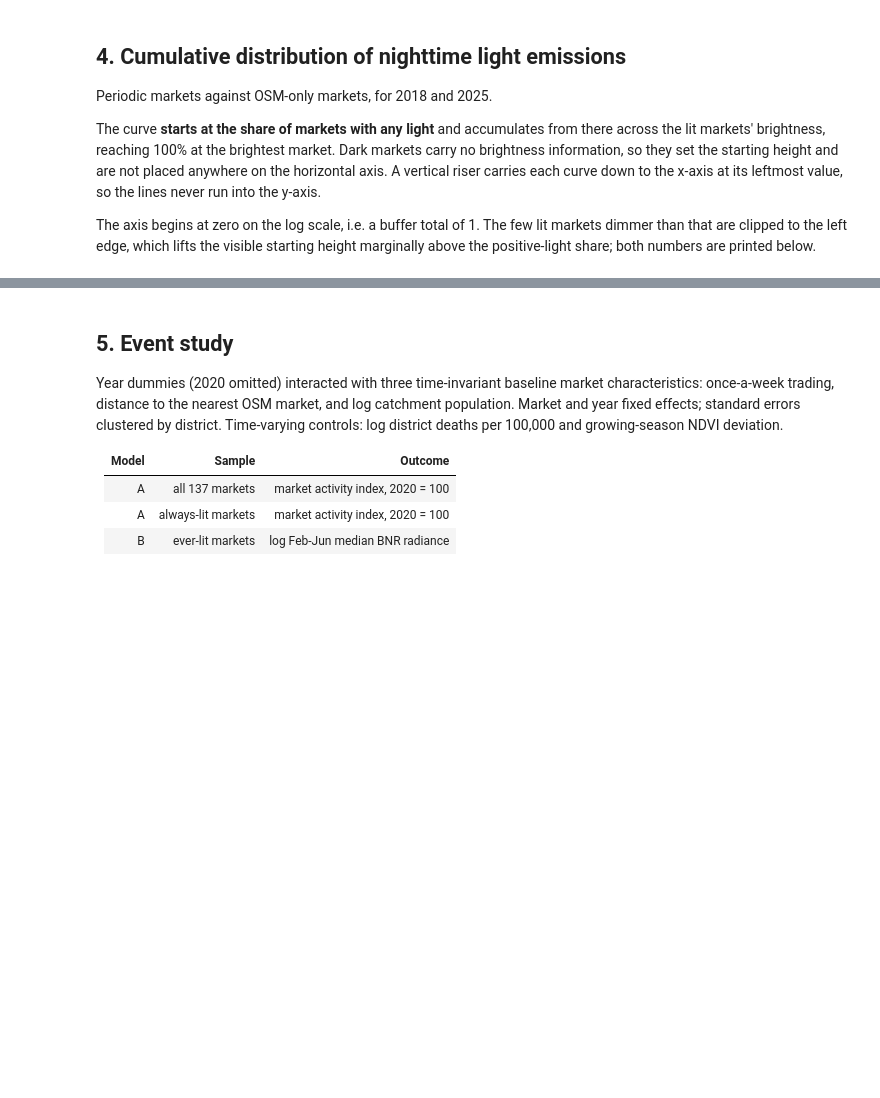
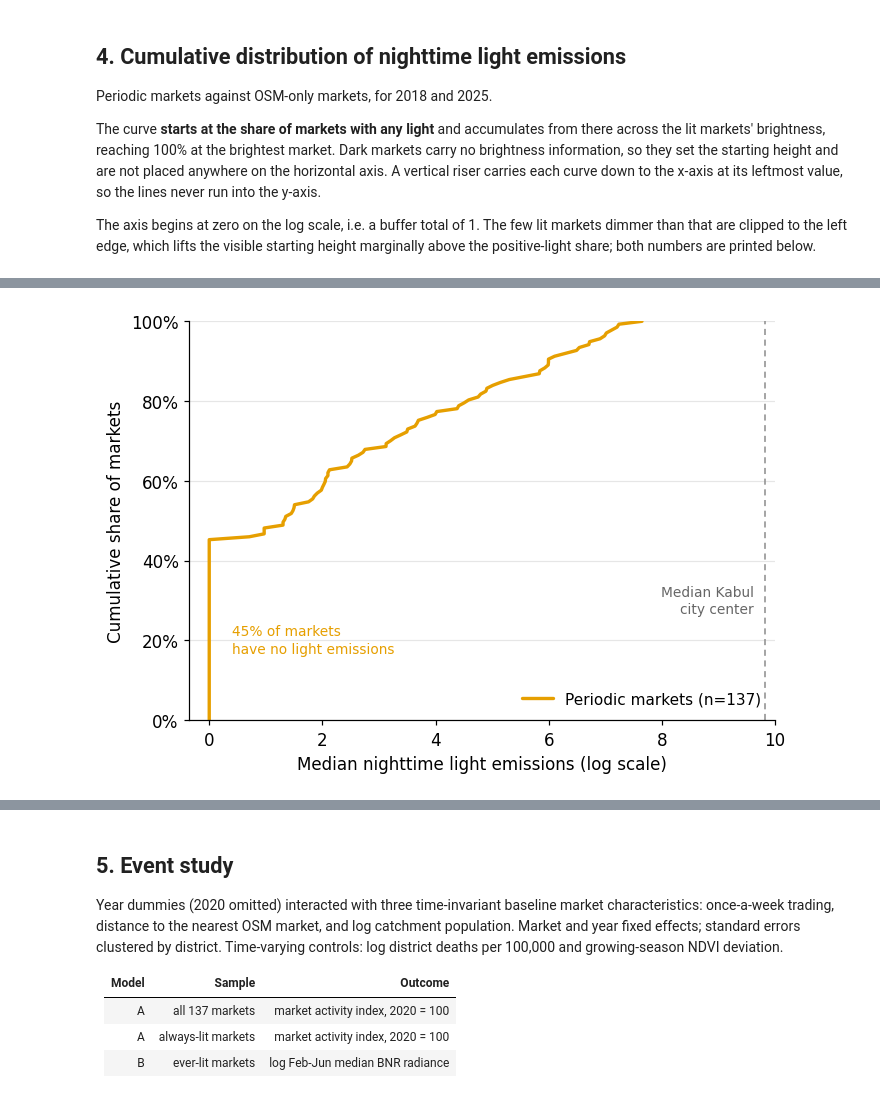
Before and after one commit to obcabanillas/MAI_PAPER, a Jupyter notebook: code_paper/Results_paper.ipynb, the cells around one changed output, grey strips where cells are left out. Cells and saved outputs as stored; diff of their text form; code cells hidden in the pictures; blank space fills up the shorter version.

Commit message:
Event_study
Creates the event study dataset and computes the paper's figures

```diff
--- a/code_paper/Results_paper.ipynb
+++ b/code_paper/Results_paper.ipynb
@@ -308,0 +260,81 @@ saved cdf_nighttime_light_2025_periodic_vs_osm.png
+# %%
+'''
+Cumulative distribution of nighttime light emissions across markets
+'''
+import seaborn as sns
+from matplotlib.ticker import PercentFormatter, MultipleLocator
+
+def draw_cdf(year, out_path):
+        col = "light_%d" % year
+
+        floor = 1.0 # clip zero/near-zero-light markets to the plot's left edge, log = 0
+
+        kabul_x = np.log(KABUL_REF[year])
+
+        fig, ax = plt.subplots(figsize=(6.5, 4.5))
+
+        # Okabe-Ito green for the combined OSM series.
+        GREEN = "#009E73"
+        series = [("Periodic markets", ["Periodic"], ORANGE),
+                  ("OSM-only markets", ["OSM only"], BLUE),
+                  ("All OSM markets", ["OSM only", "OSM overlap"], GREEN)]
+
+        series = [("Periodic markets", ["Periodic"], ORANGE),
+                  ("All OSM markets", ["OSM only", "OSM overlap"], GREEN)]
+
+        series = [("Periodic markets", ["Periodic"], ORANGE)]
+        for k, (lab, grps, color) in enumerate(series):
+            vals = ntl[ntl['group'].isin(grps)][col].copy(deep=True)
+            n = len(vals)
+            vals = vals.fillna(0)
+            vals = np.sort(vals.values)
+            cum_share = np.arange(1, len(vals) + 1) / len(vals)
+
+            # Height of the riser at x=0 = share of markets clipped to the floor;
+            # the rest have light emissions.
+            unlit_share = (vals <= floor).mean()
+            pct_lit = 100 * (1 - unlit_share)
+
+            vals = np.log(np.clip(vals, floor, None))
+            # Vertical riser at x=0 carrying the curve down to the x-axis.
+            ax.plot(np.concatenate([[0.0], vals]),
+                    np.concatenate([[0.0], cum_share]),
+                    color=color, linewidth=2.2, solid_capstyle="round",
+                    label="%s (n=%d)" % (lab, n))
+
+            # Note next to the top of the riser at x=0.
+            ax.annotate("%.0f%% of markets\nhave no light emissions" % (100-pct_lit),
+                        xy=(0, unlit_share),
+                        xytext=(0.4, min(1-unlit_share, 0.2)),
+                        color=color, fontsize=9, ha="left", va="center",
+                        linespacing=1.3)
+
+                        # arrowprops=dict(arrowstyle="-", color=color, lw=0.8))
+
+        # Kabul reference marker.
+        ax.axvline(kabul_x, color="0.55", linestyle=(0, (4, 3)), linewidth=1)
+        ax.text(kabul_x - 0.2, 0.30, "Median Kabul\ncity center",
+                color="0.4", fontsize=9, va="center", ha="right", linespacing=1.3)
+
+        ax.set_xlim(-0.35, np.ceil(kabul_x))
+        ax.set_ylim(0, 1.0)
+        ax.set_xlabel("Median nighttime light emissions (log scale)")
+        ax.set_ylabel("Cumulative share of markets")
+
+        ax.yaxis.set_major_formatter(PercentFormatter(xmax=1.0, decimals=0))
+        ax.yaxis.set_major_locator(MultipleLocator(0.2))
+        ax.xaxis.set_major_locator(MultipleLocator(2))
+        ax.grid(axis="y", color="0.9", linewidth=0.8)
+        ax.set_axisbelow(True)
+
+        ax.legend(loc="lower right", frameon=False, fontsize=10)
+        sns.despine()
+        fig.tight_layout()
+        fig.savefig(out_path, dpi=200, bbox_inches="tight")
+        print("saved", os.path.basename(out_path))
+        plt.show()
+
+
+for y in FIG_YEARS:
+    draw_cdf(y, os.path.join(OUT_FIG, "cdf_nighttime_light_%d_periodic_vs_osm.png" % y))
+# %% [output]
@@ -308,0 +342 @@ saved cdf_nighttime_light_2025_periodic_vs_osm.png
+[figure, added]
```
Also changed, not shown: parts of 13 cells of this notebook, 3 other files.
